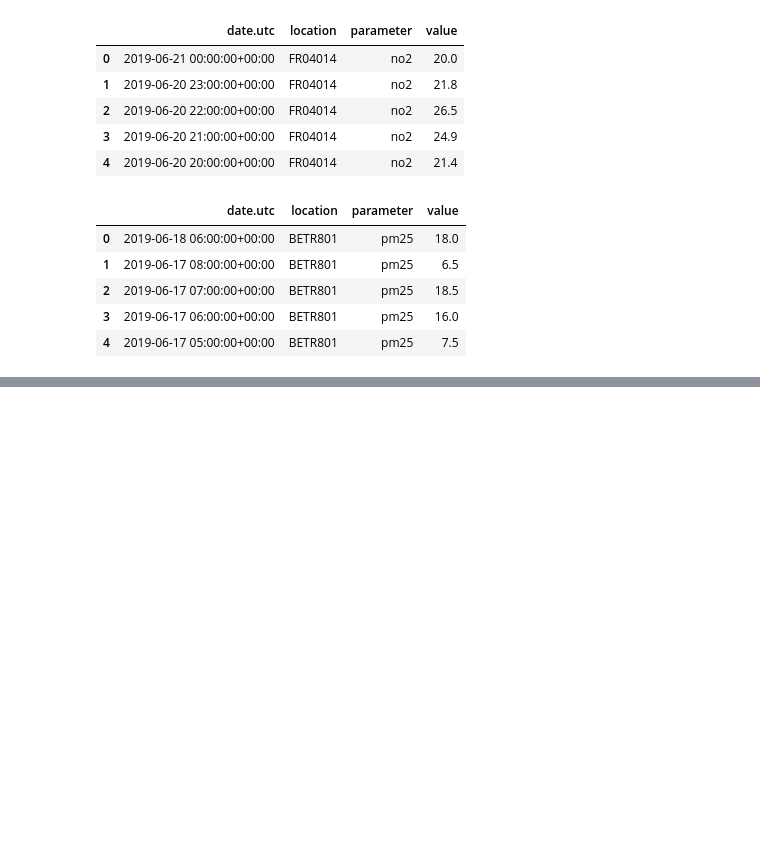
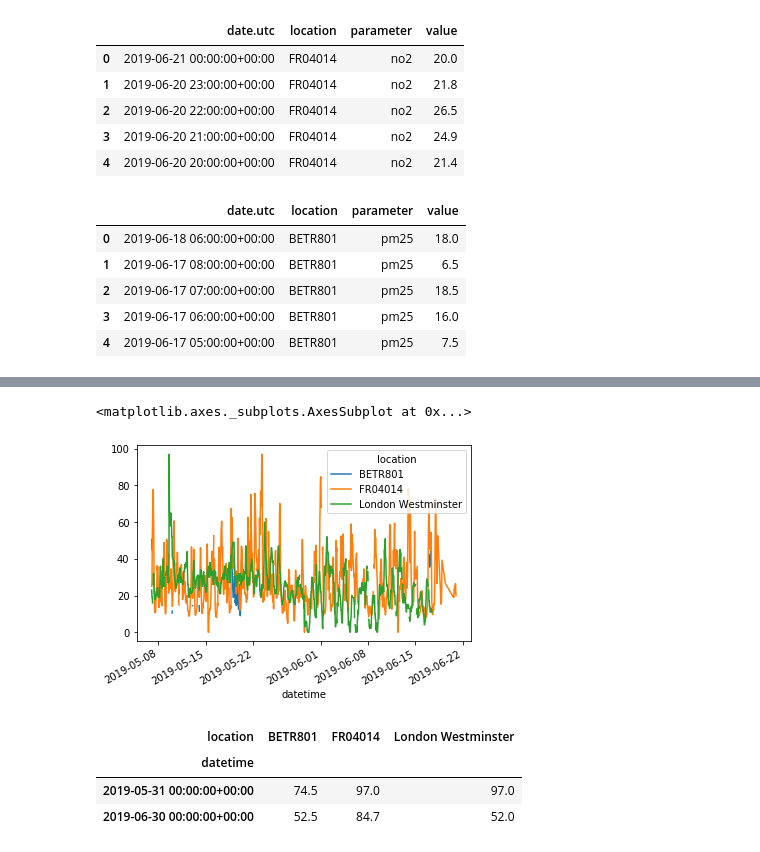
Before and after one commit to AndyJPG/myPython, a Jupyter notebook: jupyter/py_pandas/Untitled.ipynb, the cells around one changed output, grey strips where cells are left out. Drawn from its saved outputs; the diff is of its cells as text; code cells hidden in the pictures; blank space fills up the shorter version.

```diff
--- a/jupyter/py_pandas/Untitled.ipynb
+++ b/jupyter/py_pandas/Untitled.ipynb
@@ -513,0 +706,14 @@ air_quality_pm25.head()
+# %%
+no_2.plot()
+# %% [output]
+<matplotlib.axes._subplots.AxesSubplot at 0x...>
+[figure, added]
+# %%
+monthly_max = no_2.resample("M").max()
+# monthly_max = no_2.resample("1H").max()
+monthly_max
+# %% [output]
+| location | BETR801 | FR04014 | London Westminster |
+| datetime |  |  |  |
+| 2019-05-31 00:00:00+00:00 | 74.5 | 97.0 | 97.0 |
+| 2019-06-30 00:00:00+00:00 | 52.5 | 84.7 | 52.0 |
```
Also changed, not shown: parts of 30 cells of this notebook, 4 other files.
